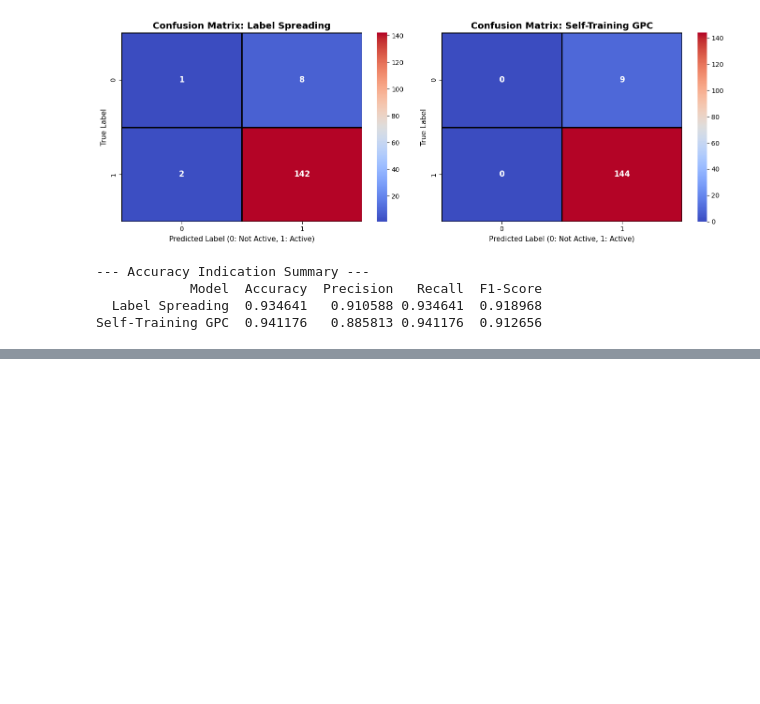
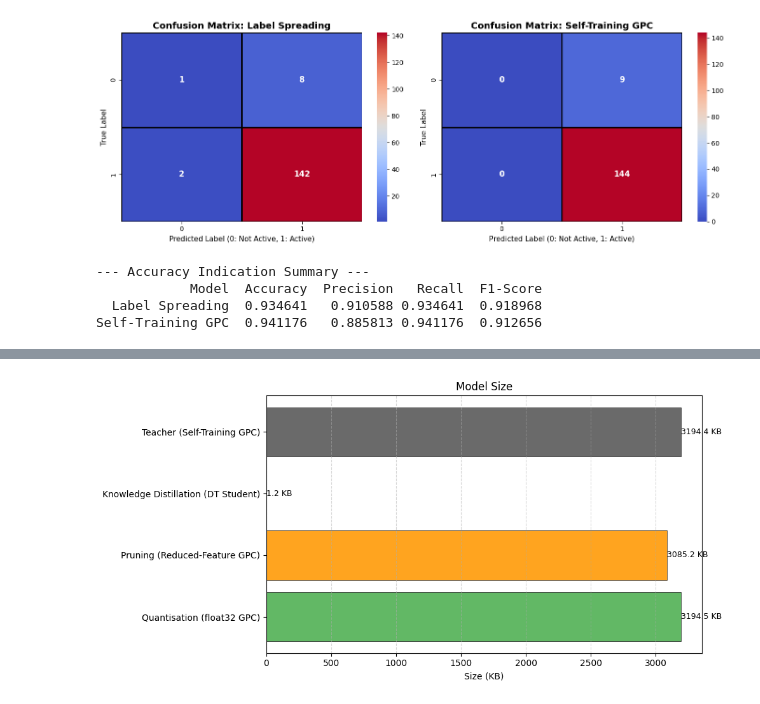
Before and after one commit to aruhoPriscillah/ML_Train, a Jupyter notebook: combined.ipynb, the cells around one changed output, grey strips where cells are left out. Saved outputs shown, nothing was run; the diff lists cells and outputs as text; code cells hidden in the pictures; blank space fills up the shorter version.

```diff
--- a/combined.ipynb
+++ b/combined.ipynb
@@ -171,0 +432,29 @@ Self-Training GPC  0.941176   0.885813 0.941176  0.912656
+# %%
+# ── VISUALISATION 1b: Model Size ─────────────────────────────────────────────
+fig, ax = plt.subplots(figsize=(10, 5))
+
+bars = ax.barh(
+    models_order,
+    results_df['Model Size (KB)'].values,
+    color=palette,
+    edgecolor='black',
+    linewidth=0.5,
+    alpha=0.88
+)
+
+for bar, val in zip(bars, results_df['Model Size (KB)'].values):
+    ax.text(val + 0.5,
+            bar.get_y() + bar.get_height() / 2,
+            f'{val:.1f} KB',
+            va='center',
+            fontsize=9)
+
+ax.invert_yaxis()
+ax.set_xlabel('Size (KB)')
+ax.set_title('Model Size')
+ax.grid(axis='x', linestyle='--', alpha=0.5)
+
+plt.tight_layout()
+plt.show()
+# %% [output]
+[figure, added]
```
Also changed, not shown: parts of 7 cells of this notebook.
